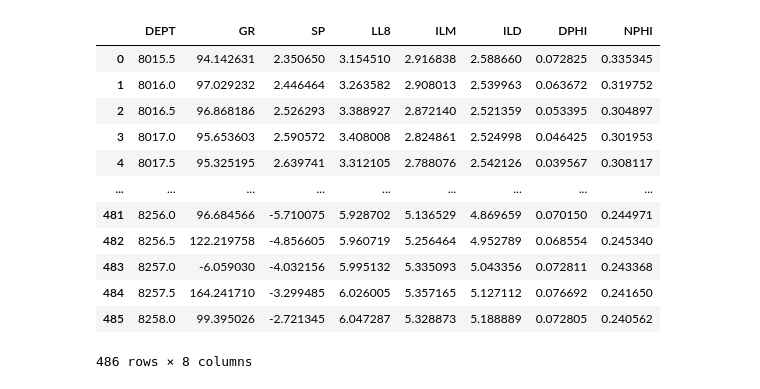
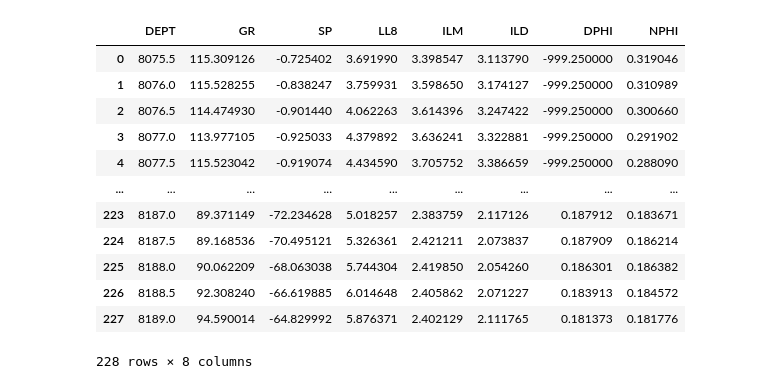
Before and after one commit to zzk413/PGE_Senior_Design_2021_Fall, a Jupyter notebook: Log_interpretation.ipynb, the cells around one changed output. Saved outputs shown, nothing was run; the diff lists cells and outputs as text; code cells hidden in the pictures.

```diff
--- a/Log_interpretation.ipynb
+++ b/Log_interpretation.ipynb
@@ -16,26 +16,26 @@ names={'adickes_bettge1':[8055,8075],
 
        'warwas1':[7982,7992]}
 # %%
-name=list(names.keys())[3]
+name='brandt2'
 df=pd.read_csv('logs/'+name+'.csv')
 if name == 'brandt3':
     df.columns=['DEPT', 'GR', 'LL8', 'ILM', 'ILD', 'DPHI', 'NPHI']
     df['SP']=None
 else:
     df.columns=['DEPT', 'GR', 'SP', 'LL8', 'ILM', 'ILD', 'DPHI', 'NPHI']
 df
 # %% [output]
 |  | DEPT | GR | SP | LL8 | ILM | ILD | DPHI | NPHI |
-| 0 | 8015.5 | 94.142631 | 2.350650 | 3.154510 | 2.916838 | 2.588660 | 0.072825 | 0.335345 |
-| 1 | 8016.0 | 97.029232 | 2.446464 | 3.263582 | 2.908013 | 2.539963 | 0.063672 | 0.319752 |
-| 2 | 8016.5 | 96.868186 | 2.526293 | 3.388927 | 2.872140 | 2.521359 | 0.053395 | 0.304897 |
-| 3 | 8017.0 | 95.653603 | 2.590572 | 3.408008 | 2.824861 | 2.524998 | 0.046425 | 0.301953 |
-| 4 | 8017.5 | 95.325195 | 2.639741 | 3.312105 | 2.788076 | 2.542126 | 0.039567 | 0.308117 |
+| 0 | 8075.5 | 115.309126 | -0.725402 | 3.691990 | 3.398547 | 3.113790 | -999.250000 | 0.319046 |
+| 1 | 8076.0 | 115.528255 | -0.838247 | 3.759931 | 3.598650 | 3.174127 | -999.250000 | 0.310989 |
+| 2 | 8076.5 | 114.474930 | -0.901440 | 4.062263 | 3.614396 | 3.247422 | -999.250000 | 0.300660 |
+| 3 | 8077.0 | 113.977105 | -0.925033 | 4.379892 | 3.636241 | 3.322881 | -999.250000 | 0.291902 |
+| 4 | 8077.5 | 115.523042 | -0.919074 | 4.434590 | 3.705752 | 3.386659 | -999.250000 | 0.288090 |
 | ... | ... | ... | ... | ... | ... | ... | ... | ... |
-| 481 | 8256.0 | 96.684566 | -5.710075 | 5.928702 | 5.136529 | 4.869659 | 0.070150 | 0.244971 |
-| 482 | 8256.5 | 122.219758 | -4.856605 | 5.960719 | 5.256464 | 4.952789 | 0.068554 | 0.245340 |
-| 483 | 8257.0 | -6.059030 | -4.032156 | 5.995132 | 5.335093 | 5.043356 | 0.072811 | 0.243368 |
-| 484 | 8257.5 | 164.241710 | -3.299485 | 6.026005 | 5.357165 | 5.127112 | 0.076692 | 0.241650 |
-| 485 | 8258.0 | 99.395026 | -2.721345 | 6.047287 | 5.328873 | 5.188889 | 0.072805 | 0.240562 |
+| 223 | 8187.0 | 89.371149 | -72.234628 | 5.018257 | 2.383759 | 2.117126 | 0.187912 | 0.183671 |
+| 224 | 8187.5 | 89.168536 | -70.495121 | 5.326361 | 2.421211 | 2.073837 | 0.187909 | 0.186214 |
+| 225 | 8188.0 | 90.062209 | -68.063038 | 5.744304 | 2.419850 | 2.054260 | 0.186301 | 0.186382 |
+| 226 | 8188.5 | 92.308240 | -66.619885 | 6.014648 | 2.405862 | 2.071227 | 0.183913 | 0.184572 |
+| 227 | 8189.0 | 94.590014 | -64.829992 | 5.876371 | 2.402129 | 2.111765 | 0.181373 | 0.181776 |
-486 rows × 8 columns
+228 rows × 8 columns
 # %%
```
Also changed, not shown: parts of 8 cells of this notebook, 2 other files.
